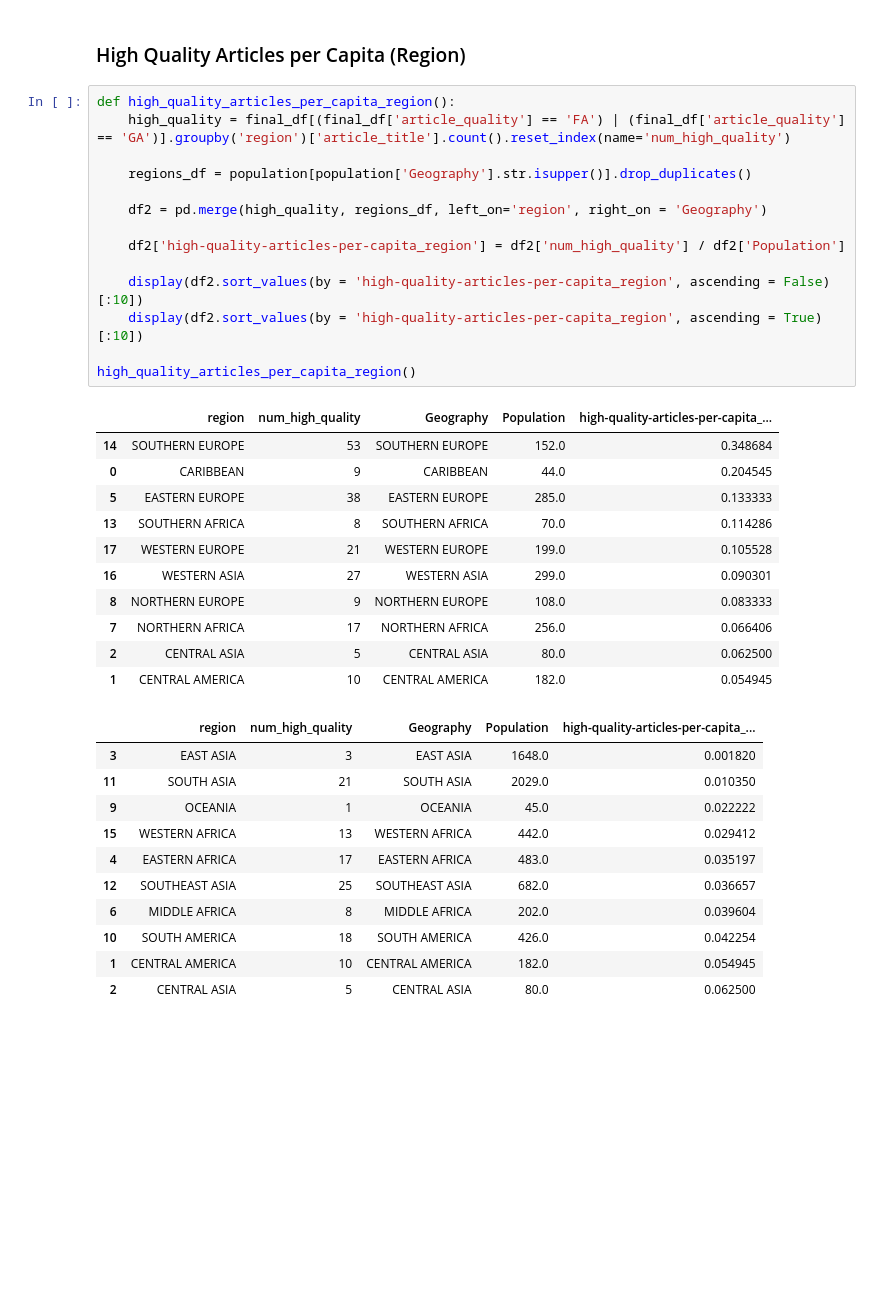
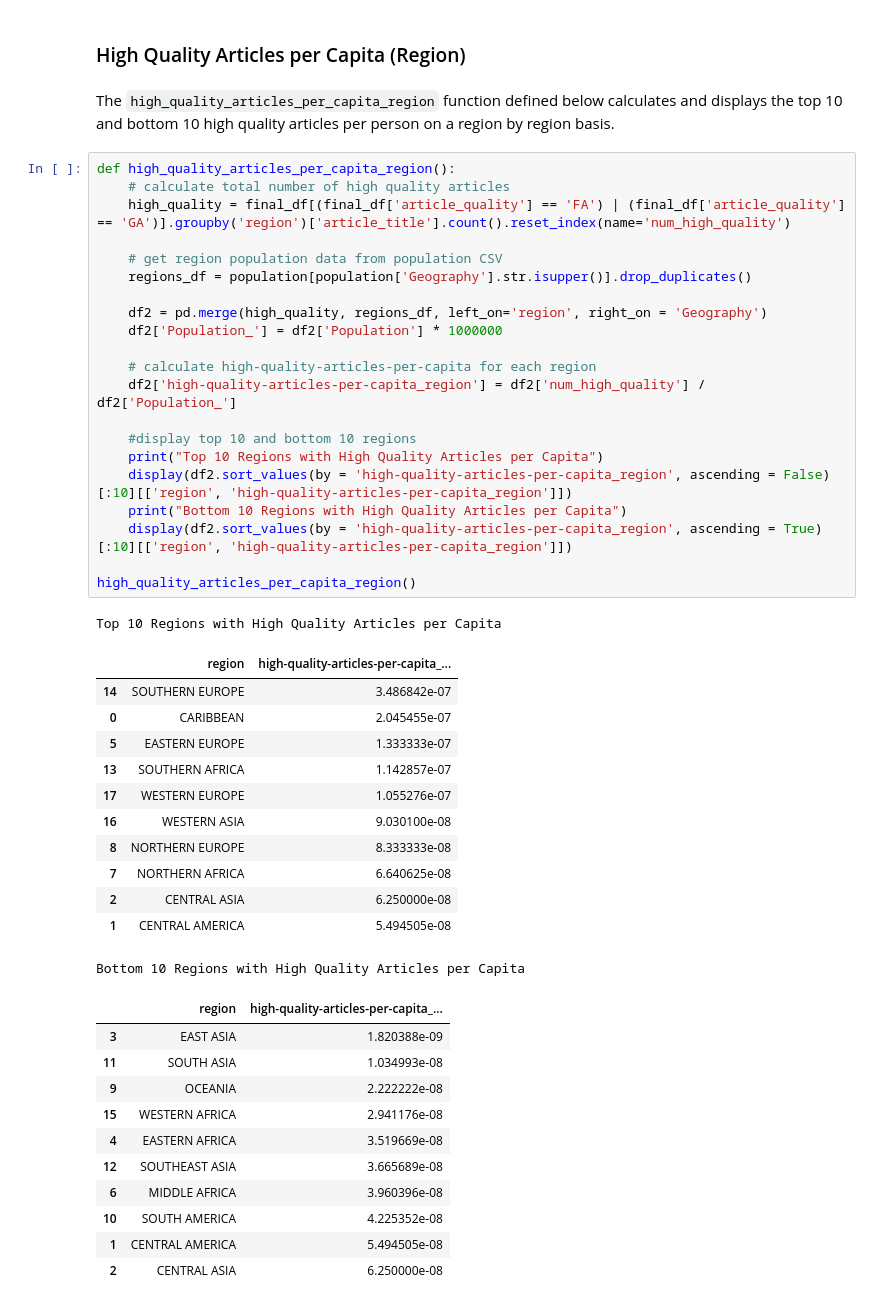
Before and after one commit to ishagokhale/data-512-homework_2, a Jupyter notebook: hw.ipynb, the cells around one changed output. Cells and saved outputs as stored; diff of their text form; blank space fills up the shorter version.

```diff
--- a/hw.ipynb
+++ b/hw.ipynb
@@ -490,39 +594,50 @@ high_quality_articles_per_capita_country()
 # %% [markdown]
 ### High Quality Articles per Capita (Region)
+# %% [markdown]
+The `high_quality_articles_per_capita_region` function defined below calculates and displays the top 10 and bottom 10 high quality articles per person on a region by region basis.
 # %%
 def high_quality_articles_per_capita_region():
+    # calculate total number of high quality articles
     high_quality = final_df[(final_df['article_quality'] == 'FA') | (final_df['article_quality'] == 'GA')].groupby('region')['article_title'].count().reset_index(name='num_high_quality')
 
+    # get region population data from population CSV
     regions_df = population[population['Geography'].str.isupper()].drop_duplicates()
 
     df2 = pd.merge(high_quality, regions_df, left_on='region', right_on = 'Geography')
+    df2['Population_'] = df2['Population'] * 1000000
 
-    df2['high-quality-articles-per-capita_region'] = df2['num_high_quality'] / df2['Population']
+    # calculate high-quality-articles-per-capita for each region
+    df2['high-quality-articles-per-capita_region'] = df2['num_high_quality'] / df2['Population_']
 
-    display(df2.sort_values(by = 'high-quality-articles-per-capita_region', ascending = False)[:10])
-    display(df2.sort_values(by = 'high-quality-articles-per-capita_region', ascending = True)[:10])
+    #display top 10 and bottom 10 regions
+    print("Top 10 Regions with High Quality Articles per Capita")
+    display(df2.sort_values(by = 'high-quality-articles-per-capita_region', ascending = False)[:10][['region', 'high-quality-articles-per-capita_region']])
+    print("Bottom 10 Regions with High Quality Articles per Capita")
+    display(df2.sort_values(by = 'high-quality-articles-per-capita_region', ascending = True)[:10][['region', 'high-quality-articles-per-capita_region']])
 
 high_quality_articles_per_capita_region()
 # %% [output]
+Top 10 Regions with High Quality Articles per Capita
-|  | region | num_high_quality | Geography | Population | high-quality-articles-per-capita_... |
-| 14 | SOUTHERN EUROPE | 53 | SOUTHERN EUROPE | 152.0 | 0.348684 |
-| 0 | CARIBBEAN | 9 | CARIBBEAN | 44.0 | 0.204545 |
-| 5 | EASTERN EUROPE | 38 | EASTERN EUROPE | 285.0 | 0.133333 |
-| 13 | SOUTHERN AFRICA | 8 | SOUTHERN AFRICA | 70.0 | 0.114286 |
-| 17 | WESTERN EUROPE | 21 | WESTERN EUROPE | 199.0 | 0.105528 |
-| 16 | WESTERN ASIA | 27 | WESTERN ASIA | 299.0 | 0.090301 |
-| 8 | NORTHERN EUROPE | 9 | NORTHERN EUROPE | 108.0 | 0.083333 |
-| 7 | NORTHERN AFRICA | 17 | NORTHERN AFRICA | 256.0 | 0.066406 |
-| 2 | CENTRAL ASIA | 5 | CENTRAL ASIA | 80.0 | 0.062500 |
-| 1 | CENTRAL AMERICA | 10 | CENTRAL AMERICA | 182.0 | 0.054945 |
+|  | region | high-quality-articles-per-capita_... |
+| 14 | SOUTHERN EUROPE | 3.486842e-07 |
+| 0 | CARIBBEAN | 2.045455e-07 |
+| 5 | EASTERN EUROPE | 1.333333e-07 |
+| 13 | SOUTHERN AFRICA | 1.142857e-07 |
+| 17 | WESTERN EUROPE | 1.055276e-07 |
+| 16 | WESTERN ASIA | 9.030100e-08 |
+| 8 | NORTHERN EUROPE | 8.333333e-08 |
+| 7 | NORTHERN AFRICA | 6.640625e-08 |
+| 2 | CENTRAL ASIA | 6.250000e-08 |
+| 1 | CENTRAL AMERICA | 5.494505e-08 |
+Bottom 10 Regions with High Quality Articles per Capita
-|  | region | num_high_quality | Geography | Population | high-quality-articles-per-capita_... |
-| 3 | EAST ASIA | 3 | EAST ASIA | 1648.0 | 0.001820 |
-| 11 | SOUTH ASIA | 21 | SOUTH ASIA | 2029.0 | 0.010350 |
-| 9 | OCEANIA | 1 | OCEANIA | 45.0 | 0.022222 |
-| 15 | WESTERN AFRICA | 13 | WESTERN AFRICA | 442.0 | 0.029412 |
-| 4 | EASTERN AFRICA | 17 | EASTERN AFRICA | 483.0 | 0.035197 |
-| 12 | SOUTHEAST ASIA | 25 | SOUTHEAST ASIA | 682.0 | 0.036657 |
-| 6 | MIDDLE AFRICA | 8 | MIDDLE AFRICA | 202.0 | 0.039604 |
-| 10 | SOUTH AMERICA | 18 | SOUTH AMERICA | 426.0 | 0.042254 |
-| 1 | CENTRAL AMERICA | 10 | CENTRAL AMERICA | 182.0 | 0.054945 |
-| 2 | CENTRAL ASIA | 5 | CENTRAL ASIA | 80.0 | 0.062500 |
+|  | region | high-quality-articles-per-capita_... |
+| 3 | EAST ASIA | 1.820388e-09 |
+| 11 | SOUTH ASIA | 1.034993e-08 |
+| 9 | OCEANIA | 2.222222e-08 |
+| 15 | WESTERN AFRICA | 2.941176e-08 |
+| 4 | EASTERN AFRICA | 3.519669e-08 |
+| 12 | SOUTHEAST ASIA | 3.665689e-08 |
+| 6 | MIDDLE AFRICA | 3.960396e-08 |
+| 10 | SOUTH AMERICA | 4.225352e-08 |
+| 1 | CENTRAL AMERICA | 5.494505e-08 |
+| 2 | CENTRAL ASIA | 6.250000e-08 |
```
Also changed, not shown: parts of 25 cells of this notebook.
